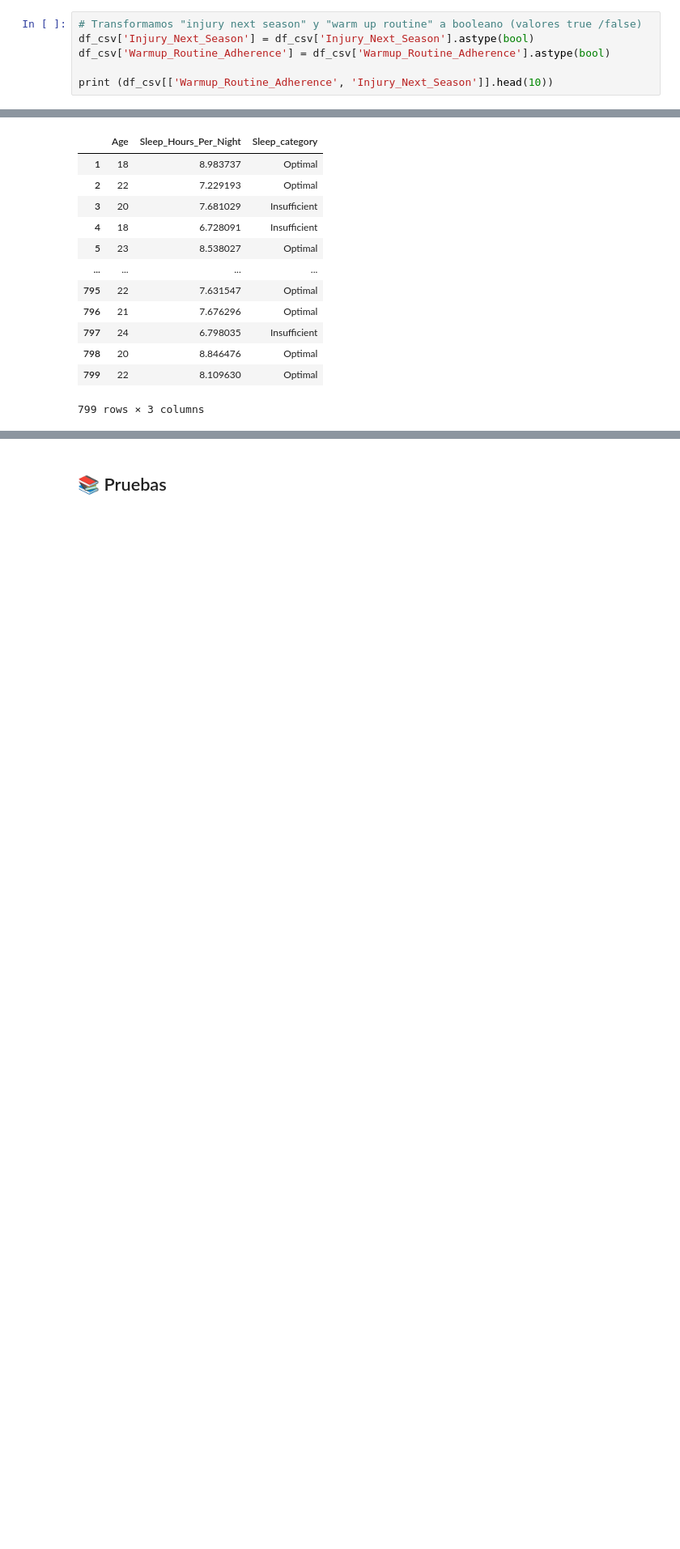
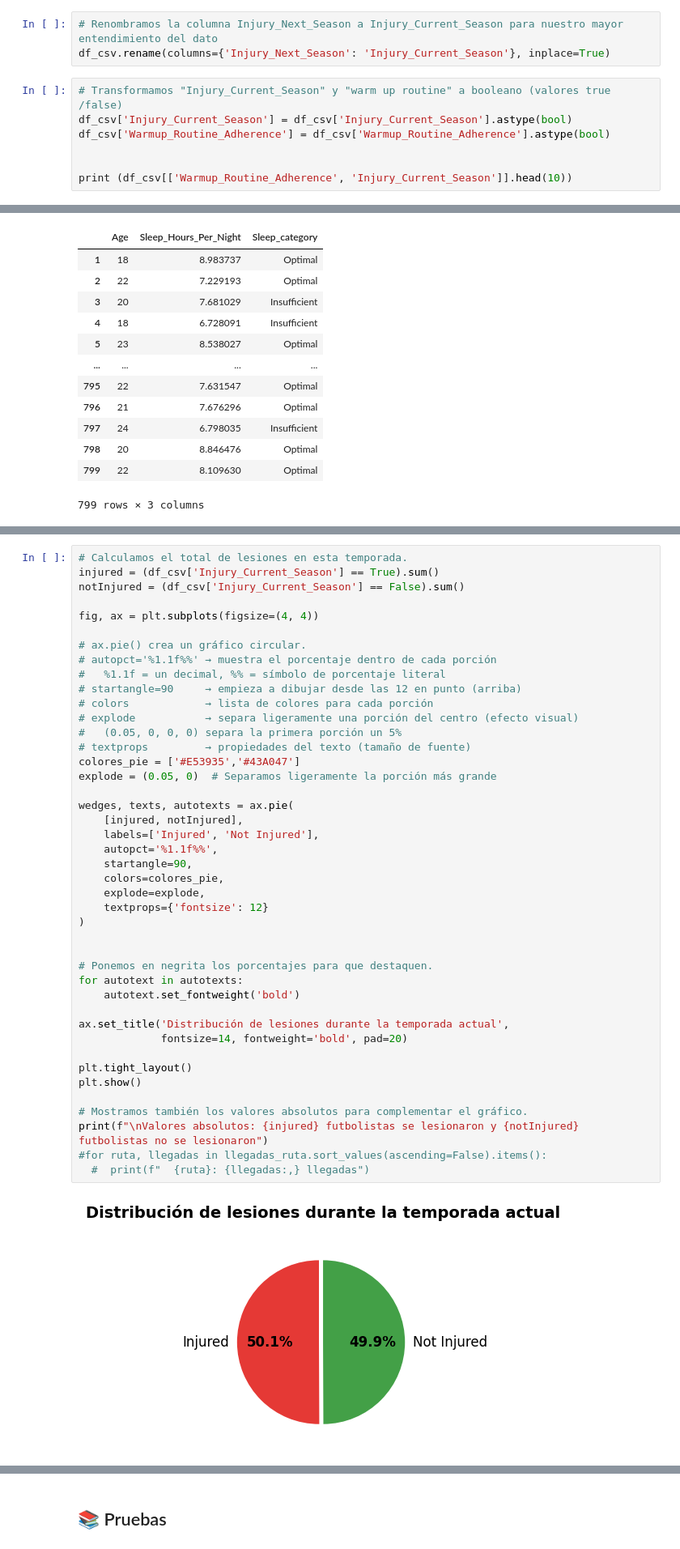
Before and after one commit to lauraargente/Proyecto_University-Football-Injury-Prediction-Dataset, a Jupyter notebook: analisis.ipynb, the cells around one changed output, grey strips where cells are left out. Shown at 81% size. Saved outputs shown, nothing was run; the diff lists cells and outputs as text; blank space fills up the shorter version.

Commit message:
gráfico distrubicón de lesiones durante la temporada actual

```diff
--- a/analisis.ipynb
+++ b/analisis.ipynb
@@ -147,10 +147,14 @@ df_csv.duplicated().sum()
 np.int64(0)
 # %% [markdown]
 ## Paso 4 - Configurar categorias
+# %%
+# Renombramos la columna Injury_Next_Season a Injury_Current_Season para nuestro mayor entendimiento del dato
+df_csv.rename(columns={'Injury_Next_Season': 'Injury_Current_Season'}, inplace=True)
 # %%
-# Transformamos "injury next season" y "warm up routine" a booleano (valores true /false)
-df_csv['Injury_Next_Season'] = df_csv['Injury_Next_Season'].astype(bool)
+# Transformamos "Injury_Current_Season" y "warm up routine" a booleano (valores true /false)
+df_csv['Injury_Current_Season'] = df_csv['Injury_Current_Season'].astype(bool)
 df_csv['Warmup_Routine_Adherence'] = df_csv['Warmup_Routine_Adherence'].astype(bool)
 
-print (df_csv[['Warmup_Routine_Adherence', 'Injury_Next_Season']].head(10))
+
+print (df_csv[['Warmup_Routine_Adherence', 'Injury_Current_Season']].head(10))
 # %% [output]
@@ -695,0 +782,45 @@ df_csv[['Age', 'Sleep_Hours_Per_Night', 'Sleep_category']]
+# %%
+# Calculamos el total de lesiones en esta temporada.
+injured = (df_csv['Injury_Current_Season'] == True).sum()
+notInjured = (df_csv['Injury_Current_Season'] == False).sum()
+
+fig, ax = plt.subplots(figsize=(4, 4))
+
+# ax.pie() crea un gráfico circular.
+# autopct='%1.1f%%' → muestra el porcentaje dentro de cada porción
+#   %1.1f = un decimal, %% = símbolo de porcentaje literal
+# startangle=90     → empieza a dibujar desde las 12 en punto (arriba)
+# colors            → lista de colores para cada porción
+# explode           → separa ligeramente una porción del centro (efecto visual)
+#   (0.05, 0, 0, 0) separa la primera porción un 5%
+# textprops         → propiedades del texto (tamaño de fuente)
+colores_pie = ['#E53935','#43A047']
+explode = (0.05, 0)  # Separamos ligeramente la porción más grande
+
+wedges, texts, autotexts = ax.pie(
+    [injured, notInjured],
+    labels=['Injured', 'Not Injured'],
+    autopct='%1.1f%%',
+    startangle=90,
+    colors=colores_pie,
+    explode=explode,
+    textprops={'fontsize': 12}
+)
+
+
+# Ponemos en negrita los porcentajes para que destaquen.
+for autotext in autotexts:
+    autotext.set_fontweight('bold')
+
+ax.set_title('Distribución de lesiones durante la temporada actual',
+             fontsize=14, fontweight='bold', pad=20)
+
+plt.tight_layout()
+plt.show()
+
+# Mostramos también los valores absolutos para complementar el gráfico.
+print(f"\nValores absolutos: {injured} futbolistas se lesionaron y {notInjured} futbolistas no se lesionaron")
+#for ruta, llegadas in llegadas_ruta.sort_values(ascending=False).items():
+  #  print(f"  {ruta}: {llegadas:,} llegadas")
+# %% [output]
+[figure, added]
```
Also changed, not shown: parts of 8 cells of this notebook.
